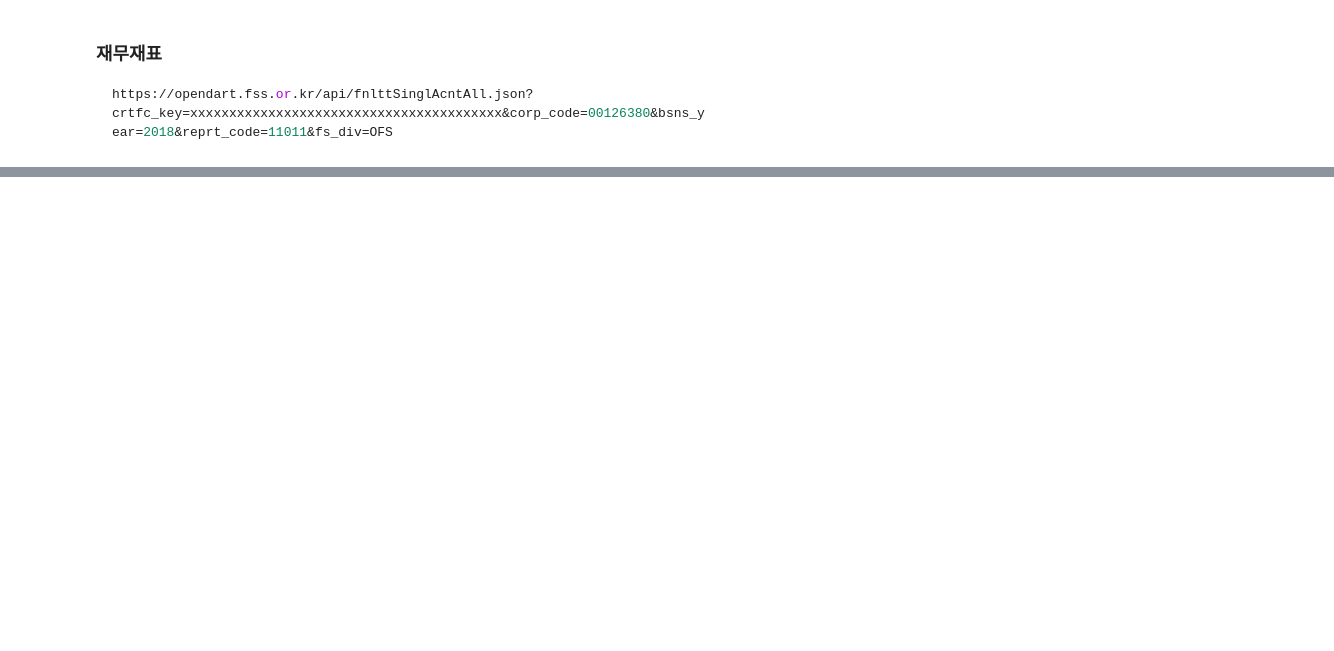
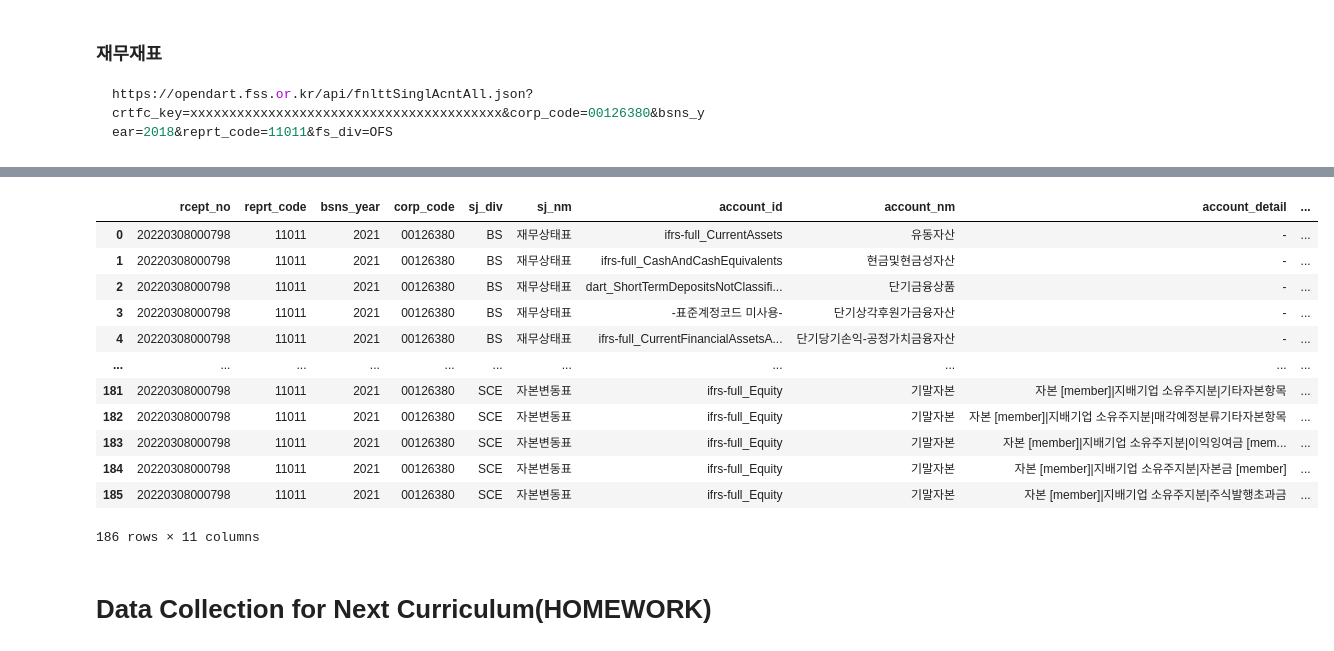
Before and after one commit to soldierzeus/bigdata_thunder, a Jupyter notebook: bigdata1/day07.ipynb, the cells around one changed output, grey strips where cells are left out. Drawn from its saved outputs; the diff is of its cells as text; code cells hidden in the pictures; blank space fills up the shorter version.

````diff
--- a/bigdata1/day07.ipynb
+++ b/bigdata1/day07.ipynb
@@ -427,3 +497,8 @@ https://opendart.fss.or.kr/api/list.json?crtfc_key=xxxxxxxxxxxxxxxxxxxxxxxxxxxxx
 ```python
 https://opendart.fss.or.kr/api/fnlttSinglAcntAll.json?crtfc_key=xxxxxxxxxxxxxxxxxxxxxxxxxxxxxxxxxxxxxxxx&corp_code=00126380&bsns_year=2018&reprt_code=11011&fs_div=OFS
 ```
+# %%
+financial_statement_url = f'https://opendart.fss.or.kr/api/fnlttSinglAcntAll.json?crtfc_key={api_key}&corp_code=00126380&bsns_year=2021&reprt_code=11011&fs_div=CFS'
+response = requests.get(financial_statement_url)
+eval_text2 = eval(response.text)
+eval_text2_list = eval_text2.get('list')
@@ -429,0 +524,18 @@ https://opendart.fss.or.kr/api/fnlttSinglAcntAll.json?crtfc_key=xxxxxxxxxxxxxxxx
+# %%
+pd.DataFrame(eval(response.text).get('list')).iloc[:,:-7]
+# %% [output]
+|  | rcept_no | reprt_code | bsns_year | corp_code | sj_div | sj_nm | account_id | account_nm | account_detail | ... |
+| 0 | 20220308000798 | 11011 | 2021 | 00126380 | BS | 재무상태표 | ifrs-full_CurrentAssets | 유동자산 | - | ... |
+| 1 | 20220308000798 | 11011 | 2021 | 00126380 | BS | 재무상태표 | ifrs-full_CashAndCashEquivalents | 현금및현금성자산 | - | ... |
+| 2 | 20220308000798 | 11011 | 2021 | 00126380 | BS | 재무상태표 | dart_ShortTermDepositsNotClassifi... | 단기금융상품 | - | ... |
+| 3 | 20220308000798 | 11011 | 2021 | 00126380 | BS | 재무상태표 | -표준계정코드 미사용- | 단기상각후원가금융자산 | - | ... |
+| 4 | 20220308000798 | 11011 | 2021 | 00126380 | BS | 재무상태표 | ifrs-full_CurrentFinancialAssetsA... | 단기당기손익-공정가치금융자산 | - | ... |
+| ... | ... | ... | ... | ... | ... | ... | ... | ... | ... | ... |
+| 181 | 20220308000798 | 11011 | 2021 | 00126380 | SCE | 자본변동표 | ifrs-full_Equity | 기말자본 | 자본 [member]|지배기업 소유주지분|기타자본항목 | ... |
+| 182 | 20220308000798 | 11011 | 2021 | 00126380 | SCE | 자본변동표 | ifrs-full_Equity | 기말자본 | 자본 [member]|지배기업 소유주지분|매각예정분류기타자본항목 | ... |
+| 183 | 20220308000798 | 11011 | 2021 | 00126380 | SCE | 자본변동표 | ifrs-full_Equity | 기말자본 | 자본 [member]|지배기업 소유주지분|이익잉여금 [mem... | ... |
+| 184 | 20220308000798 | 11011 | 2021 | 00126380 | SCE | 자본변동표 | ifrs-full_Equity | 기말자본 | 자본 [member]|지배기업 소유주지분|자본금 [member] | ... |
+| 185 | 20220308000798 | 11011 | 2021 | 00126380 | SCE | 자본변동표 | ifrs-full_Equity | 기말자본 | 자본 [member]|지배기업 소유주지분|주식발행초과금 | ... |
+186 rows × 11 columns
+# %% [markdown]
+# Data Collection for Next Curriculum(HOMEWORK)
````
Also changed, not shown: parts of 10 cells of this notebook, 4 other files.
